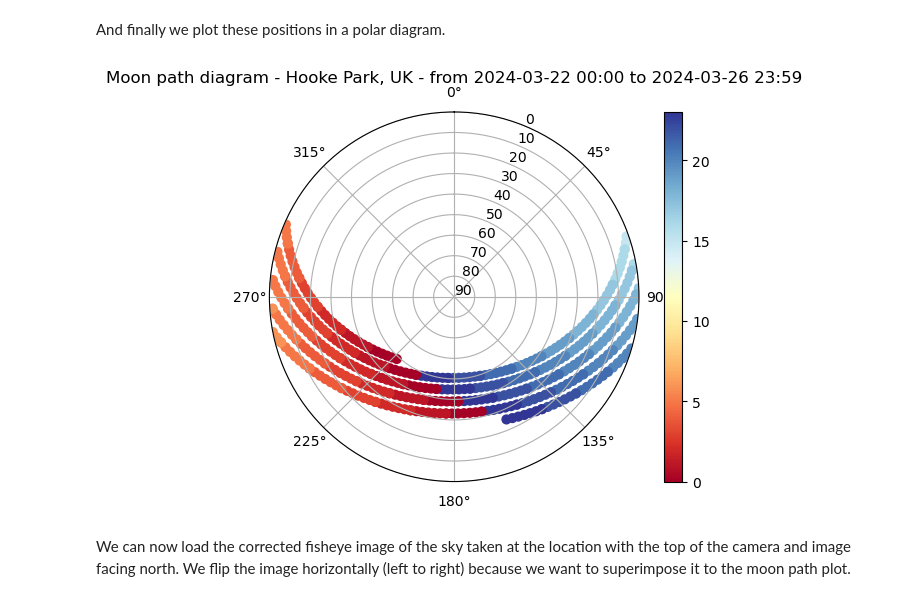
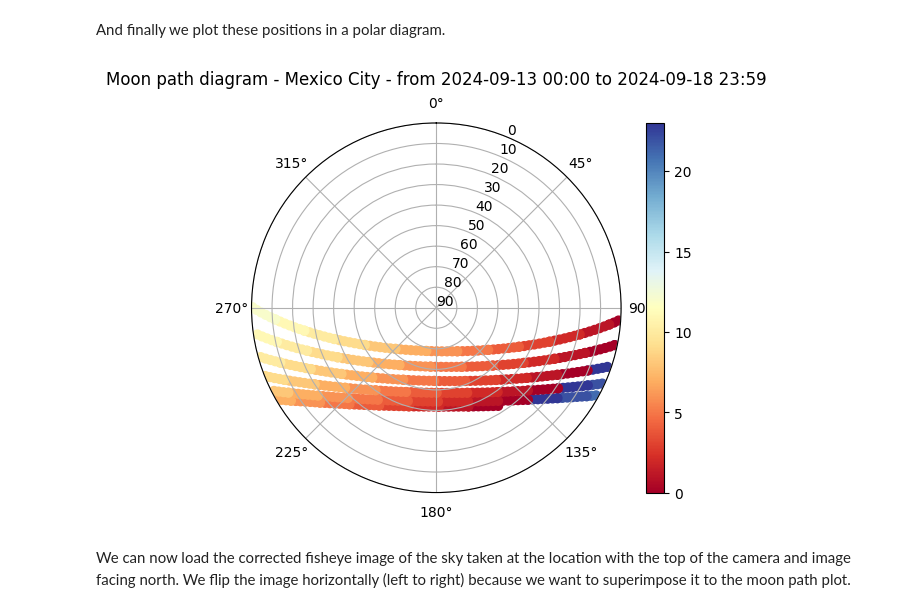
Before and after one commit to fullmoontheatre/fmt_planning, a Jupyter notebook: Full_Moon_Theatre_Planning.ipynb, the cells around one changed output. Drawn from its saved outputs; the diff is of its cells as text; code cells hidden in the pictures.

```diff
--- a/Full_Moon_Theatre_Planning.ipynb
+++ b/Full_Moon_Theatre_Planning.ipynb
@@ -23,7 +22,8 @@ We then select a location, the starting and ending dates for the Full Moon Theat
 The location should be indicated with the syntax "Location name, Country Code", for instance "Montpellier, FR".
 # %%
 # LOCATION_NAME = "Montpellier, FR"
-LOCATION_NAME = "Hooke Park, UK"
+# LOCATION_NAME = "Hooke Park, UK"
+LOCATION_NAME = "Mexico City"
 # LOCATION_NAME = "La Grange, Causse de la Selle, FR"
 # LOCATION_NAME = "Théâtre de Verdure, Pl. des Aires, 13500 Martigues"
 # LOCATION_NAME = "Saint-Roman-de-Codières, Occitanie"
@@ -102,14 +171,9 @@ while startDate <= endDate:
 # %% [markdown]
 We can now use the `pylunar` library to obtain information about the Moon position and conditions on the target date and time.
 # %%
-# TARGET_MOMENT = (2023, 10, 28, 23, 0, 0) # format: (YEAR, MONTH, DAY, HOUR, MINUTES, SECONDS)
-# START_DAY = [2023, 10, 26] # format: [YEAR, MONTH, DAY]
-# END_DAY = [2023, 10, 28] # format: [YEAR, MONTH, DAY]
-
-TARGET_MOMENT = (2024, 3, 25, 23, 0, 0) # format: (YEAR, MONTH, DAY, HOUR, MINUTES, SECONDS)
-START_DAY = [2024, 3, 22] # format: [YEAR, MONTH, DAY]
-END_DAY = [2024, 3, 26] # format: [YEAR, MONTH, DAY]
-
+TARGET_MOMENT = (2024, 9, 18, 2, 30, 0) # format: (YEAR, MONTH, DAY, HOUR, MINUTES, SECONDS)
+START_DAY = [2024, 9, 13] # format: [YEAR, MONTH, DAY]
+END_DAY = [2024, 9, 18] # format: [YEAR, MONTH, DAY]
 
 moon_info = pylunar.MoonInfo(latitude_dms, longitude_dms)
 moon_info.update(TARGET_MOMENT)
@@ -195,36 +246,36 @@ And finally we plot these positions in a polar diagram.
 # plt.show()
 
 time_format = "%Y-%m-%d %H:%M"
 start_time = datetime(START_DAY[0], START_DAY[1], START_DAY[2]).strftime(time_format)
 end_time = datetime(END_DAY[0], END_DAY[1], END_DAY[2], 23, 59).strftime(time_format)
 
 ax = plt.subplot(1, 1, 1, projection='polar')
 
-cm = plt.cm.get_cmap('RdYlBu')
+cm = matplotlib.colormaps['RdYlBu']
 
 points = ax.scatter(np.radians(moon_positions['azimuth'].values), moon_positions['altitude'].values,
                     s=40, label="Hours", c=moon_positions['hour'].values, cmap=cm)
 
 ax.figure.colorbar(points)
 ax.set_theta_zero_location('N', offset=0)
 ax.set_rlim(bottom=90, top=0)
 ax.set_theta_zero_location('N')
 ax.set_theta_direction(-1)
-ax.set_rlim(90, 0, 1)
+ax.set_rlim(90, 0)
 # Note: you must set the end of arange to be slightly larger than 90 or it won't include 90
 ax.set_yticks(np.arange(0, 91, 10))
 # ax.set_yticklabels(ax.get_yticks()[::-1])
 # ax.set_rmax(90)
 # ax.set_rmin(0)
 
 # plt.rcParams['figure.figsize'] = [15, 10]
 
 ax.set_title("Moon path diagram - %s - from %s to %s" %(LOCATION_NAME, start_time, end_time), va='bottom')
 
 
 plt.show()
 # %% [output]
-[figure, old version]
+[figure, new version]
 # %% [markdown]
 We can now load the corrected fisheye image of the sky taken at the location with the top of the camera and image facing north. We flip the image horizontally (left to right) because we want to superimpose it to the moon path plot.
 # %%
```
Also changed, not shown: parts of 10 cells of this notebook, 2 other files.
